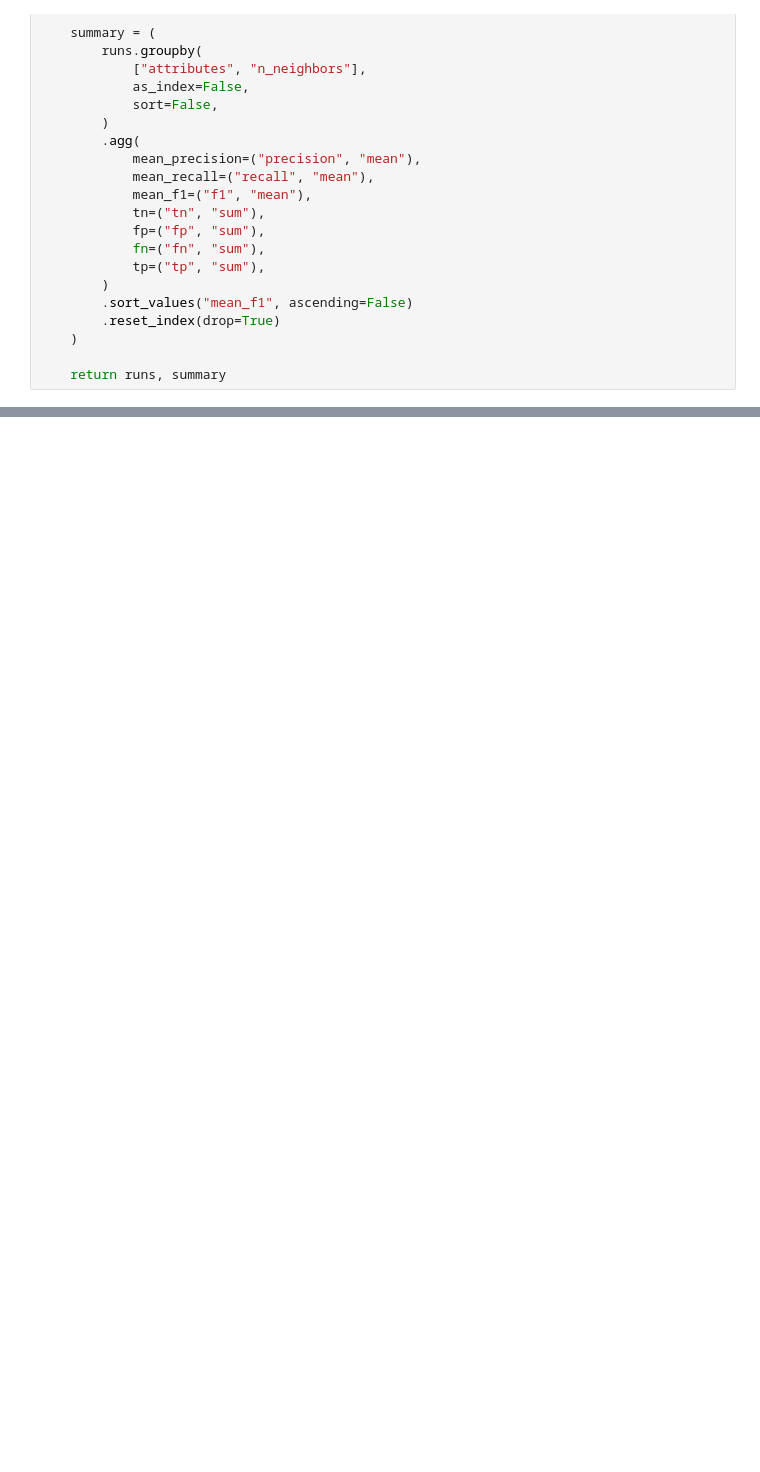
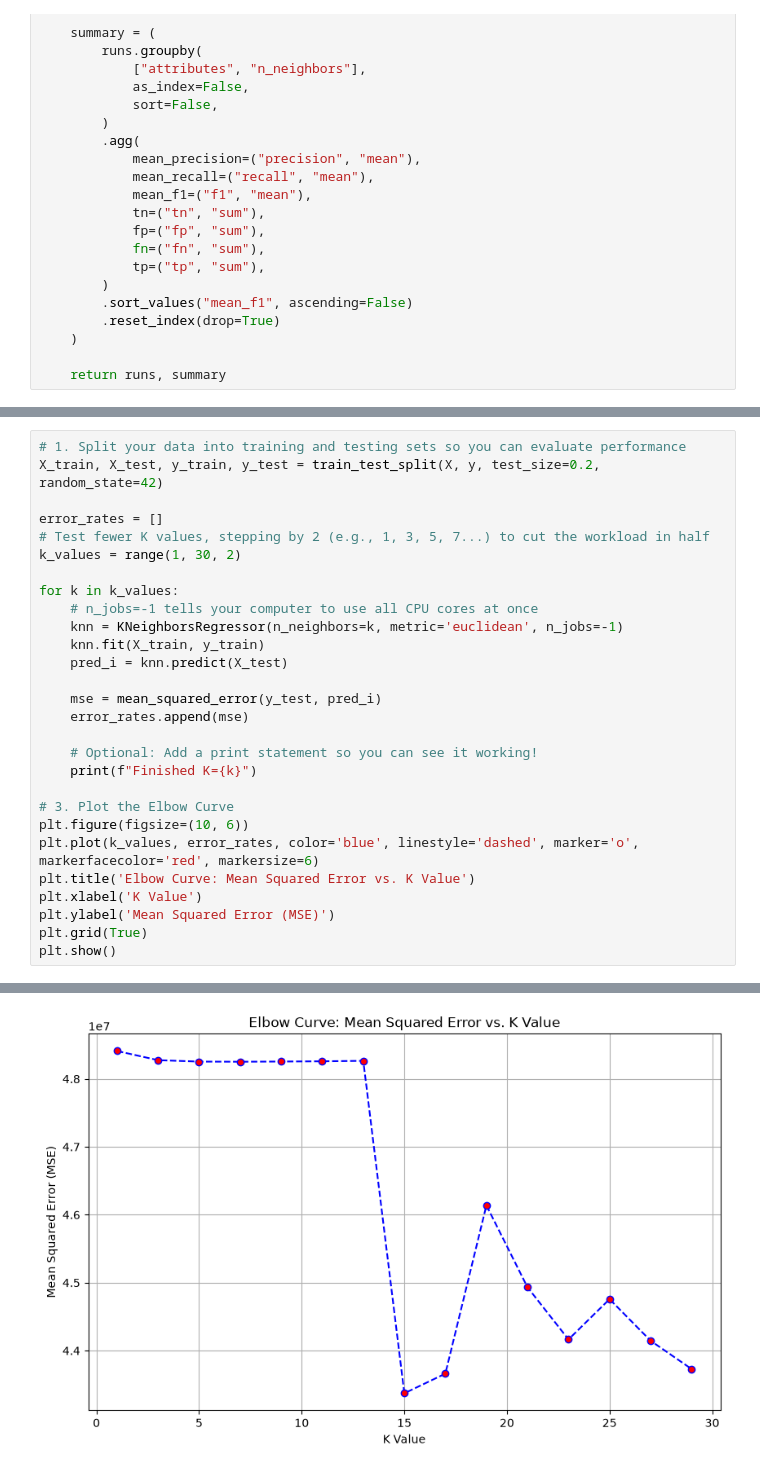
Before and after one commit to Churro1/CS5830_Project4_k-nearest-neighbors, a Jupyter notebook: Project4.ipynb, the cells around one changed output, grey strips where cells are left out. Drawn from its saved outputs; the diff is of its cells as text; blank space fills up the shorter version.

```diff
--- a/Project4.ipynb
+++ b/Project4.ipynb
@@ -353,0 +483,29 @@ df.head()
+# %%
+# 1. Split your data into training and testing sets so you can evaluate performance
+X_train, X_test, y_train, y_test = train_test_split(X, y, test_size=0.2, random_state=42)
+
+error_rates = []
+# Test fewer K values, stepping by 2 (e.g., 1, 3, 5, 7...) to cut the workload in half
+k_values = range(1, 30, 2)
+
+for k in k_values:
+    # n_jobs=-1 tells your computer to use all CPU cores at once
+    knn = KNeighborsRegressor(n_neighbors=k, metric='euclidean', n_jobs=-1)
+    knn.fit(X_train, y_train)
+    pred_i = knn.predict(X_test)
+
+    mse = mean_squared_error(y_test, pred_i)
+    error_rates.append(mse)
+
+    # Optional: Add a print statement so you can see it working!
+    print(f"Finished K={k}")
+
+# 3. Plot the Elbow Curve
+plt.figure(figsize=(10, 6))
+plt.plot(k_values, error_rates, color='blue', linestyle='dashed', marker='o', markerfacecolor='red', markersize=6)
+plt.title('Elbow Curve: Mean Squared Error vs. K Value')
+plt.xlabel('K Value')
+plt.ylabel('Mean Squared Error (MSE)')
+plt.grid(True)
+plt.show()
+# %% [output]
@@ -353,0 +527 @@ df.head()
+[figure, added]
```
Also changed, not shown: parts of 14 cells of this notebook.
